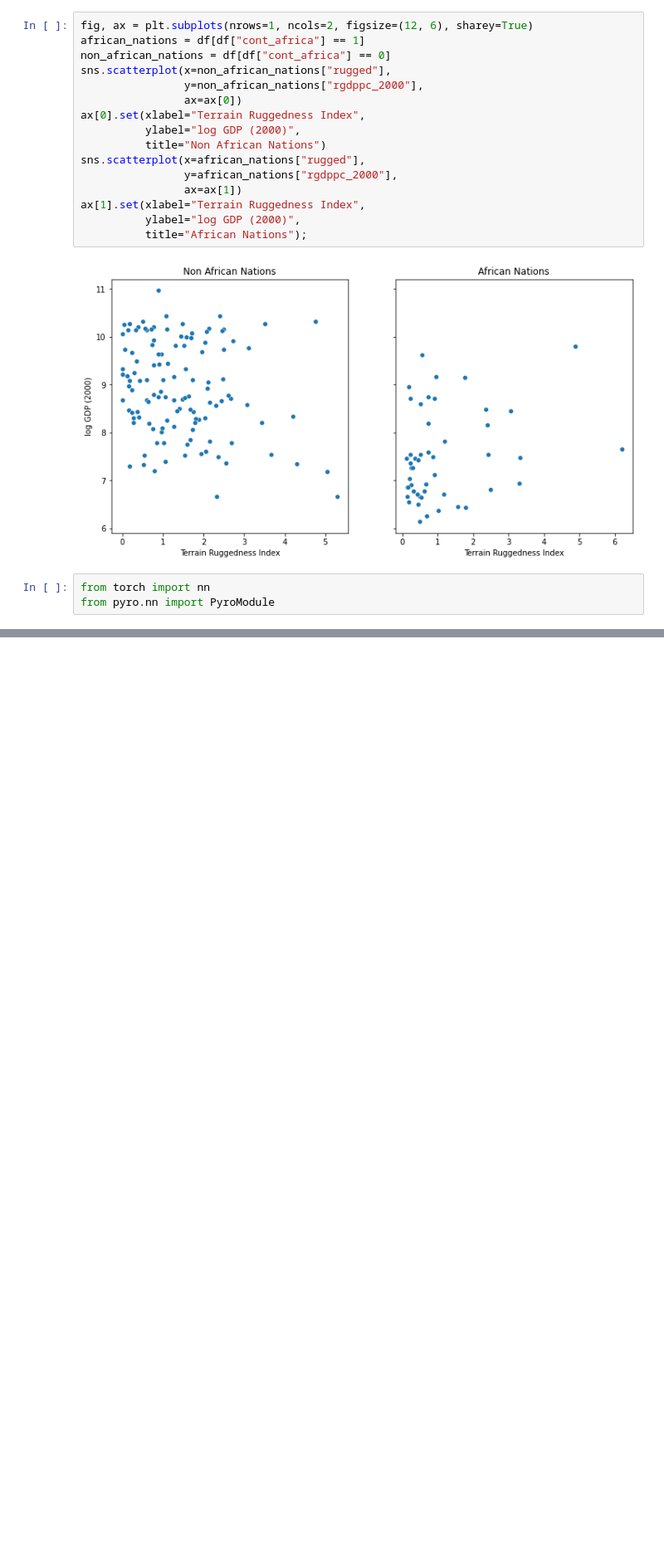
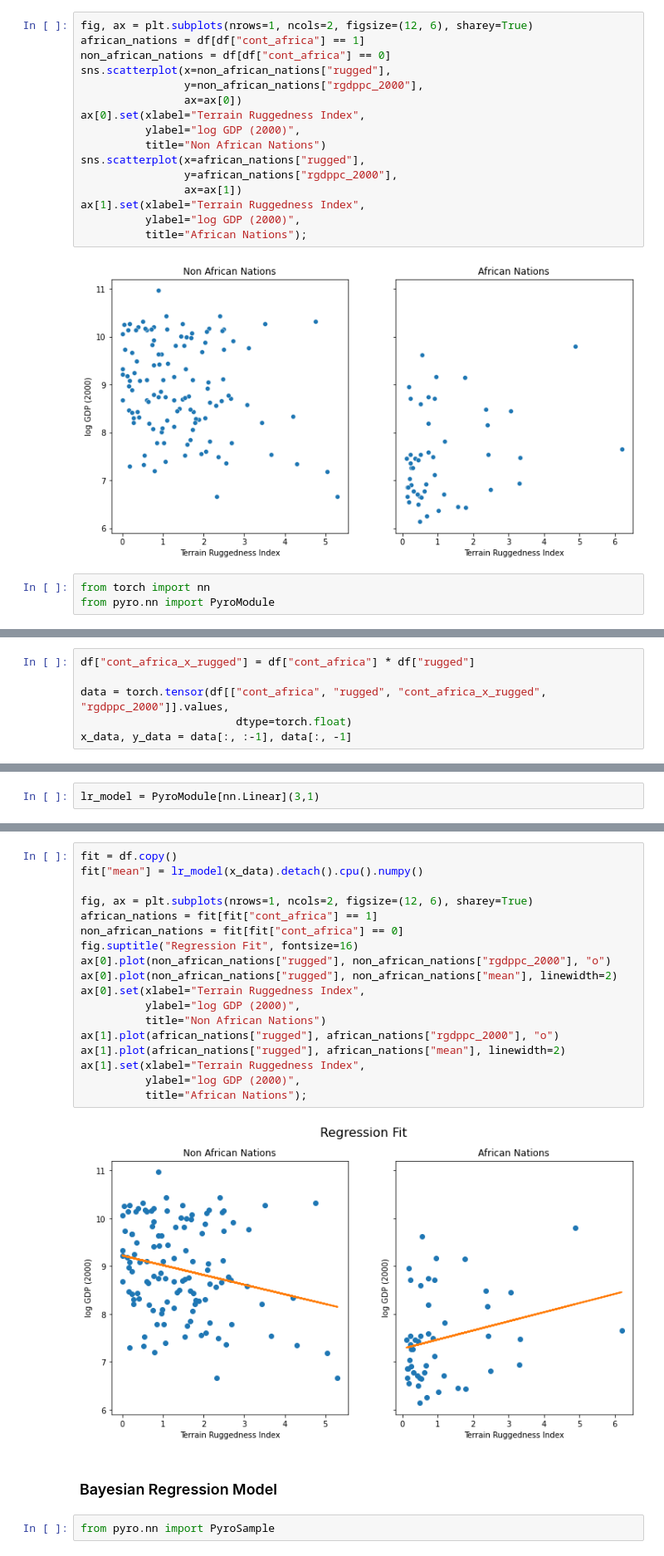
Before and after one commit to drclab/GP_VAE, a Jupyter notebook: drclab/Pyro/svi_2.ipynb, the cells around one changed output, grey strips where cells are left out. Shown: that part at 83% size. Cells and saved outputs as stored; diff of their text form; blank space fills up the shorter version.

```diff
--- a/drclab/Pyro/svi_2.ipynb
+++ b/drclab/Pyro/svi_2.ipynb
@@ -44,0 +48,6 @@ from pyro.nn import PyroModule
+# %%
+df["cont_africa_x_rugged"] = df["cont_africa"] * df["rugged"]
+
+data = torch.tensor(df[["cont_africa", "rugged", "cont_africa_x_rugged", "rgdppc_2000"]].values,
+                        dtype=torch.float)
+x_data, y_data = data[:, :-1], data[:, -1]
@@ -44,0 +62,2 @@ from pyro.nn import PyroModule
+# %%
+lr_model = PyroModule[nn.Linear](3,1)
@@ -44,0 +99,24 @@ from pyro.nn import PyroModule
+# %%
+fit = df.copy()
+fit["mean"] = lr_model(x_data).detach().cpu().numpy()
+
+fig, ax = plt.subplots(nrows=1, ncols=2, figsize=(12, 6), sharey=True)
+african_nations = fit[fit["cont_africa"] == 1]
+non_african_nations = fit[fit["cont_africa"] == 0]
+fig.suptitle("Regression Fit", fontsize=16)
+ax[0].plot(non_african_nations["rugged"], non_african_nations["rgdppc_2000"], "o")
+ax[0].plot(non_african_nations["rugged"], non_african_nations["mean"], linewidth=2)
+ax[0].set(xlabel="Terrain Ruggedness Index",
+          ylabel="log GDP (2000)",
+          title="Non African Nations")
+ax[1].plot(african_nations["rugged"], african_nations["rgdppc_2000"], "o")
+ax[1].plot(african_nations["rugged"], african_nations["mean"], linewidth=2)
+ax[1].set(xlabel="Terrain Ruggedness Index",
+          ylabel="log GDP (2000)",
+          title="African Nations");
+# %% [output]
+[figure, added]
+# %% [markdown]
+### Bayesian Regression Model
+# %%
+from pyro.nn import PyroSample
```
Also changed, not shown: parts of 17 cells of this notebook.
